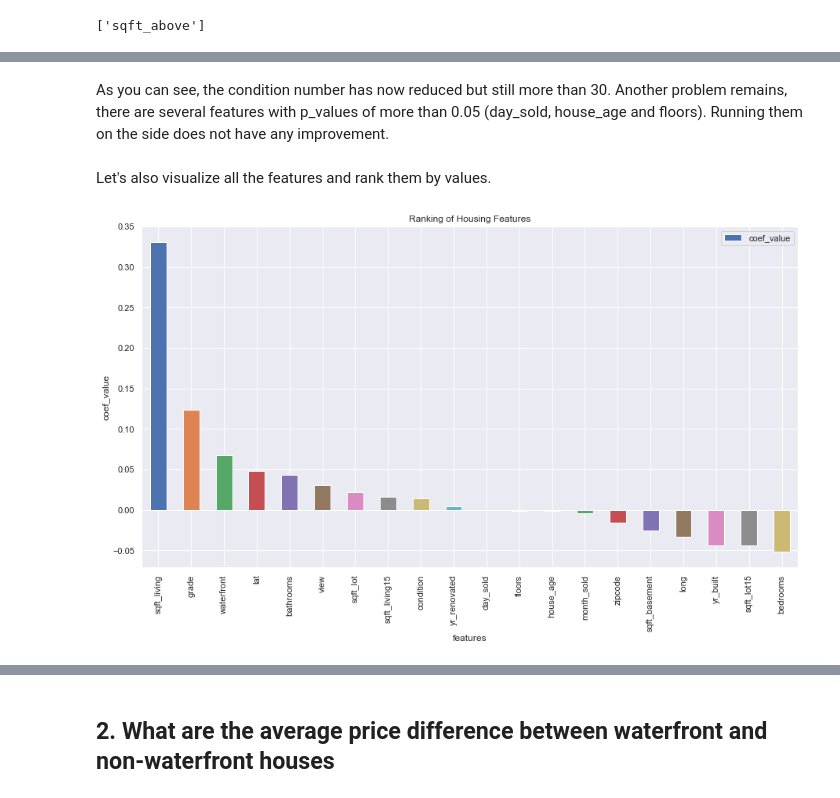
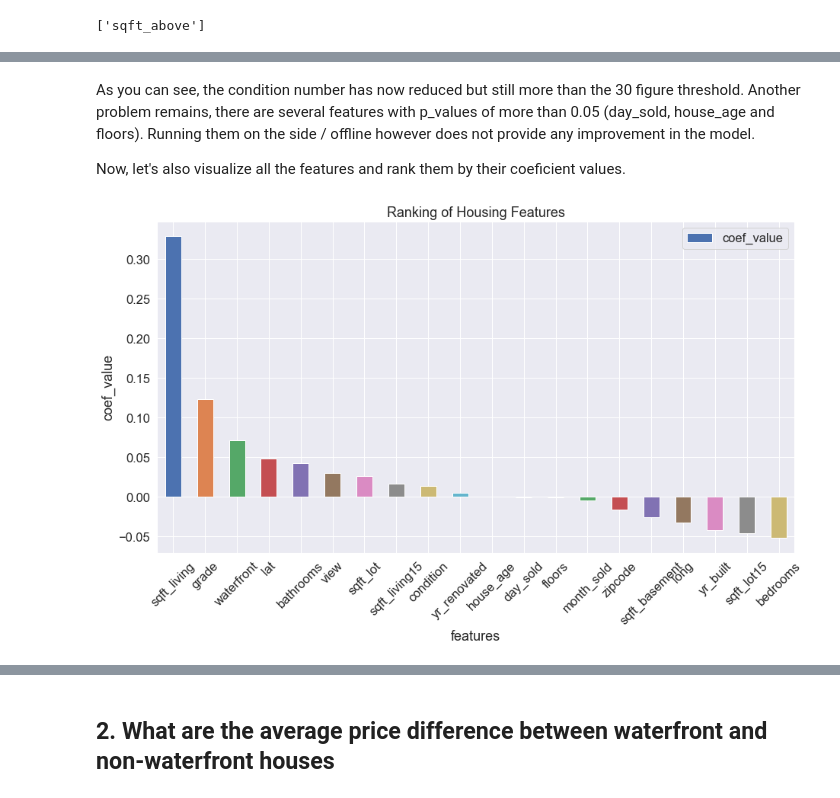
Before and after one commit to Ftan91/Exploratory-Data-Analysis-on-Features-that-Impact-House-Prices-in-Kings-County-Seattle, a Jupyter notebook: index.ipynb, the cells around one changed output, grey strips where cells are left out. Cells and saved outputs as stored; diff of their text form; code cells hidden in the pictures.

```diff
--- a/index.ipynb
+++ b/index.ipynb
@@ -239,6 +240,8 @@ df['binned_sqft_living'] = pd.qcut(df['sqft_living'], q = 10) # splits the datas
 df['binned_sqft_above'] = pd.qcut(df['sqft_above'], q = 10) # same as above
 df['binned_sqft_living15'] = pd.qcut(df['sqft_living15'], q = 10) # same as above
 
+df['price_per_sqft_living'] = df['price'] / df['sqft_living']
+
 df['yr_built_vs_reno'] = df.apply(lambda row: year_value(row), axis = 1) # only a column for the below
 df['house_age'] = 2016 - df['yr_built_vs_reno']
 # %% [markdown]
@@ -317,7 +320,7 @@ Now, the dataset should be ready for conducting further analysis and for impleme
 # %% [markdown]
 In order to understand feature importance to price, it is worth plotting a correlation matrix as per below.
 # %%
-columns_to_drop = ['id', 'date', 'yr_built_vs_reno']
+columns_to_drop = ['id', 'date', 'yr_built_vs_reno', 'price_per_sqft_living']
 new_df = df.drop(columns_to_drop, axis = 1)
 correlation_matrix = new_df.corr()
 
@@ -547,11 +550,14 @@ for i in range(len(example_features)):
     model = ols(formula = f, data = example_models[i]).fit()
     ols_models.append(model)
 
+sns.set(font_scale = 1.2)
 
 fig = plt.figure(figsize=(15,8))
 fig = sm.graphics.plot_regress_exog(ols_models[0], example_features[0], fig=fig)
 plt.show()
 
+print('\n')
+
 fig = plt.figure(figsize=(15,8))
 fig = sm.graphics.plot_regress_exog(ols_models[1], example_features[1], fig=fig)
 plt.show()
@@ -675,18 +681,20 @@ OLS Regression Results
 Warnings:
 [1] Standard Errors assume that the covariance matrix of the errors is correctly specified.
 # %% [markdown]
-As you can see, the condition number has now reduced but still more than 30. Another problem remains, there are several features with p_values of more than 0.05 (day_sold, house_age and floors). Running them on the side does not have any improvement.
+As you can see, the condition number has now reduced but still more than the 30 figure threshold. Another problem remains, there are several features with p_values of more than 0.05 (day_sold, house_age and floors). Running them on the side / offline however does not provide any improvement in the model.
+
+Now, let's also visualize all the features and rank them by their coeficient values.
-# %% [markdown]
-Let's also visualize all the features and rank them by values.
 # %%
 model_params = model.params
 x = model_params.reset_index()
 x.columns = ['features', 'coef_value']
 x.drop(0, axis = 0, inplace = True)
 x.sort_values(by = 'coef_value', ascending = False, inplace = True)
 
+sns.set(font_scale = 1.5)
 ax = x.plot.bar(x = 'features', y = 'coef_value', figsize = (15, 8), title = 'Ranking of Housing Features')
 plt.ylabel('coef_value')
+plt.xticks(rotation = 45)
 plt.show()
 # %% [output]
-[figure, old version]
+[figure, new version]
```
Also changed, not shown: parts of 46 cells of this notebook, 1 other file.
